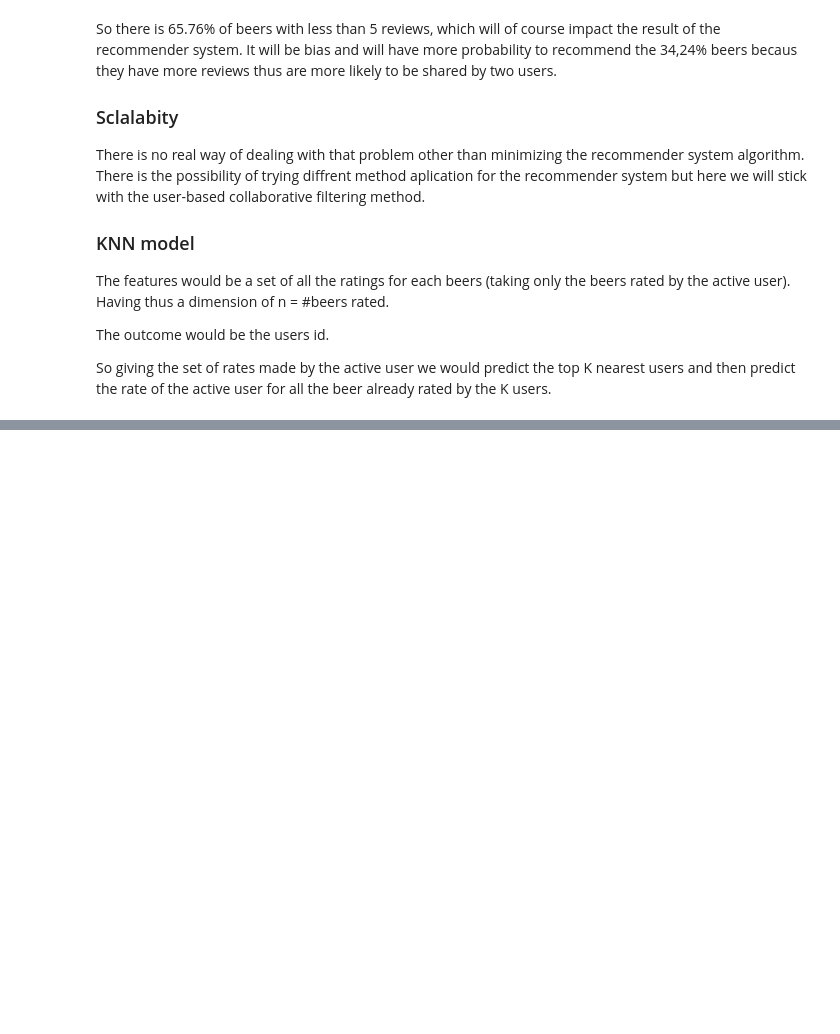
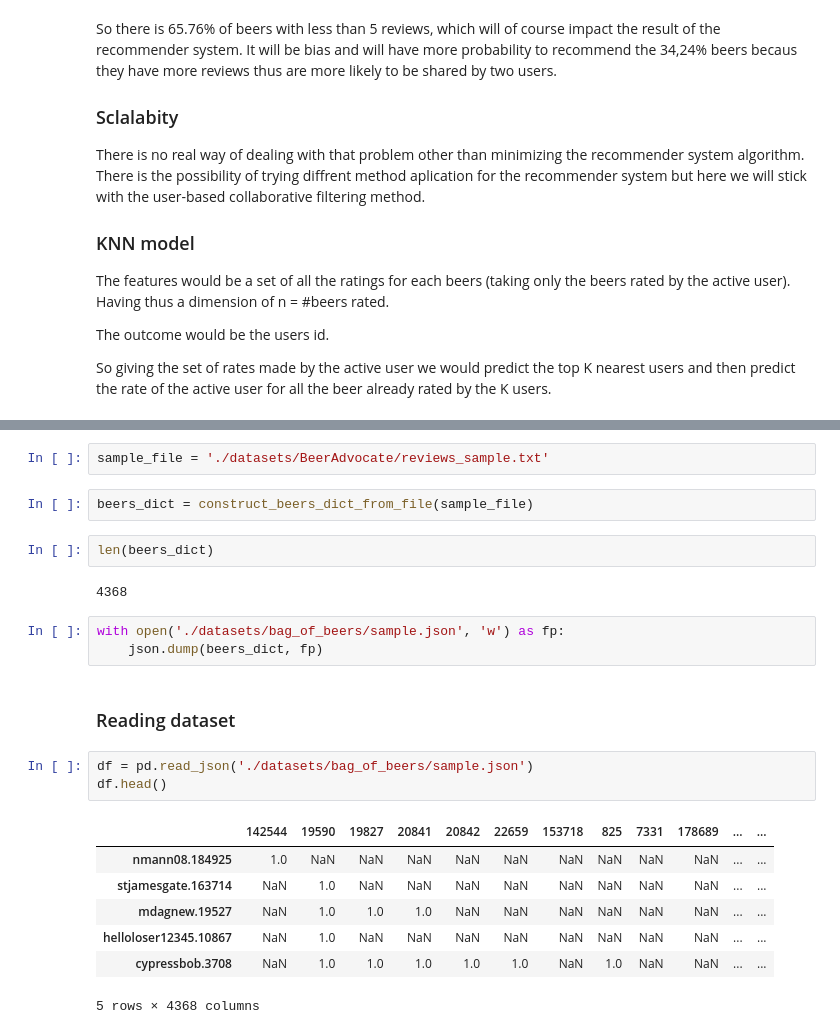
Before and after one commit to epfl-ada/ada-2022-project-brian, a Jupyter notebook: project.ipynb, the cells around one changed output, grey strips where cells are left out. Drawn from its saved outputs; the diff is of its cells as text; blank space fills up the shorter version.

Commit message:
add functions and datasets for `bag of beers`

```diff
--- a/project.ipynb
+++ b/project.ipynb
@@ -1172,0 +1199,24 @@ So giving the set of rates made by the active user we would predict the top K ne
+# %%
+sample_file = './datasets/BeerAdvocate/reviews_sample.txt'
+# %%
+beers_dict = construct_beers_dict_from_file(sample_file)
+# %%
+len(beers_dict)
+# %% [output]
+4368
+# %%
+with open('./datasets/bag_of_beers/sample.json', 'w') as fp:
+    json.dump(beers_dict, fp)
+# %% [markdown]
+### Reading dataset
+# %%
+df = pd.read_json('./datasets/bag_of_beers/sample.json')
+df.head()
+# %% [output]
+|  | 142544 | 19590 | 19827 | 20841 | 20842 | 22659 | 153718 | 825 | 7331 | 178689 | ... | ... |
+| nmann08.184925 | 1.0 | NaN | NaN | NaN | NaN | NaN | NaN | NaN | NaN | NaN | ... | ... |
+| stjamesgate.163714 | NaN | 1.0 | NaN | NaN | NaN | NaN | NaN | NaN | NaN | NaN | ... | ... |
+| mdagnew.19527 | NaN | 1.0 | 1.0 | 1.0 | NaN | NaN | NaN | NaN | NaN | NaN | ... | ... |
+| helloloser12345.10867 | NaN | 1.0 | NaN | NaN | NaN | NaN | NaN | NaN | NaN | NaN | ... | ... |
+| cypressbob.3708 | NaN | 1.0 | 1.0 | 1.0 | 1.0 | 1.0 | NaN | 1.0 | NaN | NaN | ... | ... |
+5 rows × 4368 columns
```
Also changed, not shown: parts of 3 cells of this notebook, 3 other files.
